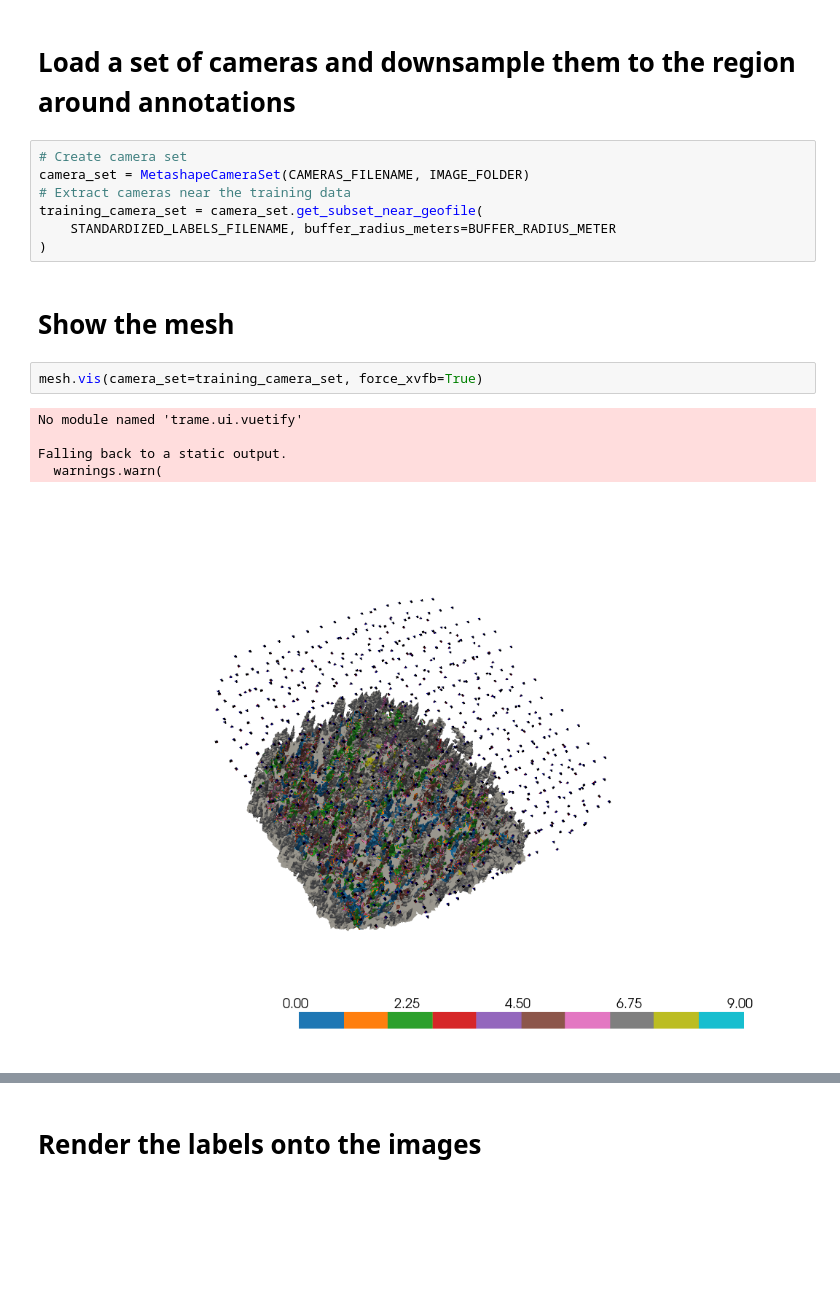
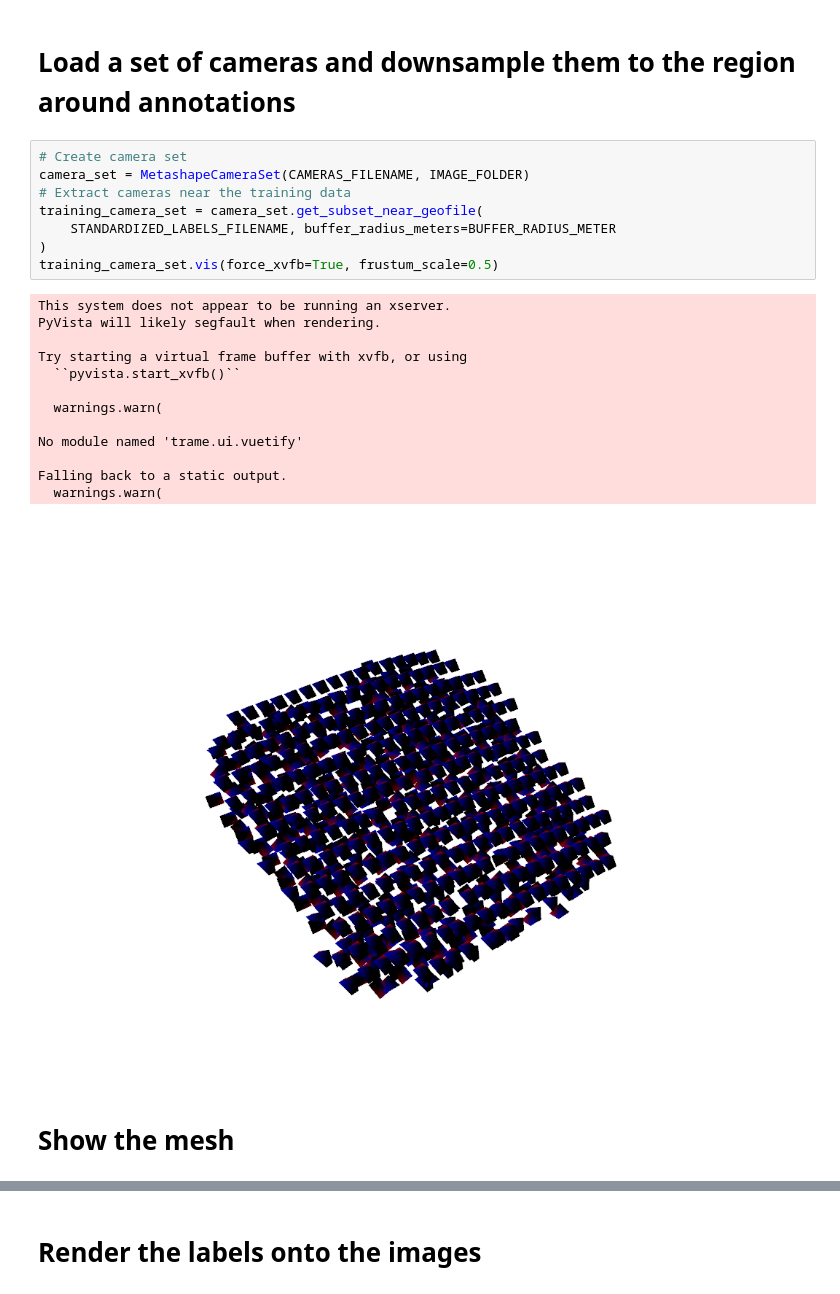
Before and after one commit to open-forest-observatory/geograypher, a Jupyter notebook: examples/render_labels.ipynb, the cells around one changed output, grey strips where cells are left out. Cells and saved outputs as stored; diff of their text form; blank space fills up the shorter version.

Commit message:
Updated render labels

```diff
--- a/examples/render_labels.ipynb
+++ b/examples/render_labels.ipynb
@@ -130,17 +130,24 @@ else:
 # %%
 # Create camera set
 camera_set = MetashapeCameraSet(CAMERAS_FILENAME, IMAGE_FOLDER)
 # Extract cameras near the training data
 training_camera_set = camera_set.get_subset_near_geofile(
     STANDARDIZED_LABELS_FILENAME, buffer_radius_meters=BUFFER_RADIUS_METER
 )
+training_camera_set.vis(force_xvfb=True, frustum_scale=0.5)
+# %% [output]
+This system does not appear to be running an xserver.
+PyVista will likely segfault when rendering.
+
+Try starting a virtual frame buffer with xvfb, or using
+  ``pyvista.start_xvfb()``
+
+  warnings.warn(
+
+No module named 'trame.ui.vuetify'
+
+Falling back to a static output.
+  warnings.warn(
+[figure, added]
 # %% [markdown]
 # Show the mesh
-# %%
-mesh.vis(camera_set=training_camera_set, force_xvfb=True)
-# %% [output]
-No module named 'trame.ui.vuetify'
-
-Falling back to a static output.
-  warnings.warn(
-[figure, removed]
```
Also changed, not shown: parts of 2 cells of this notebook.
